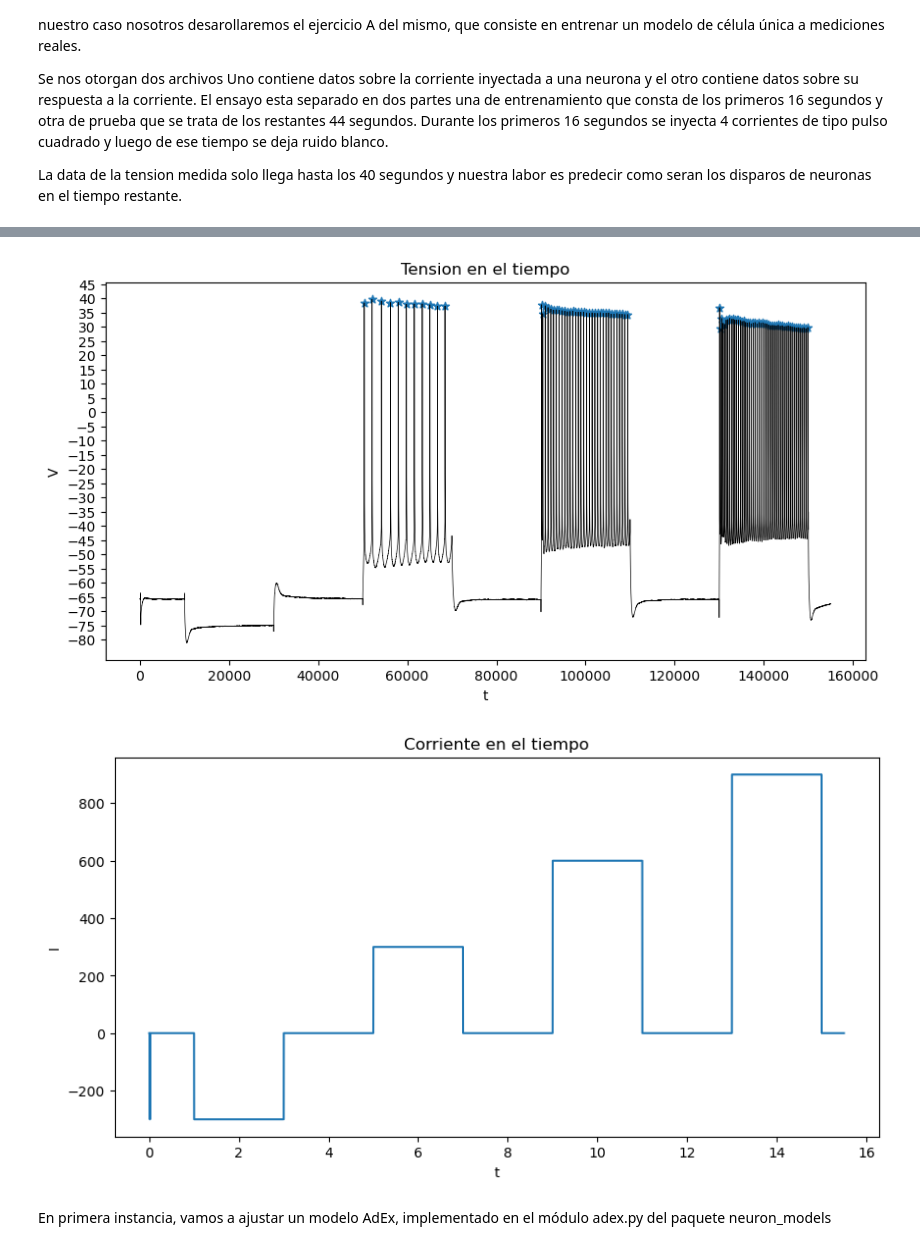
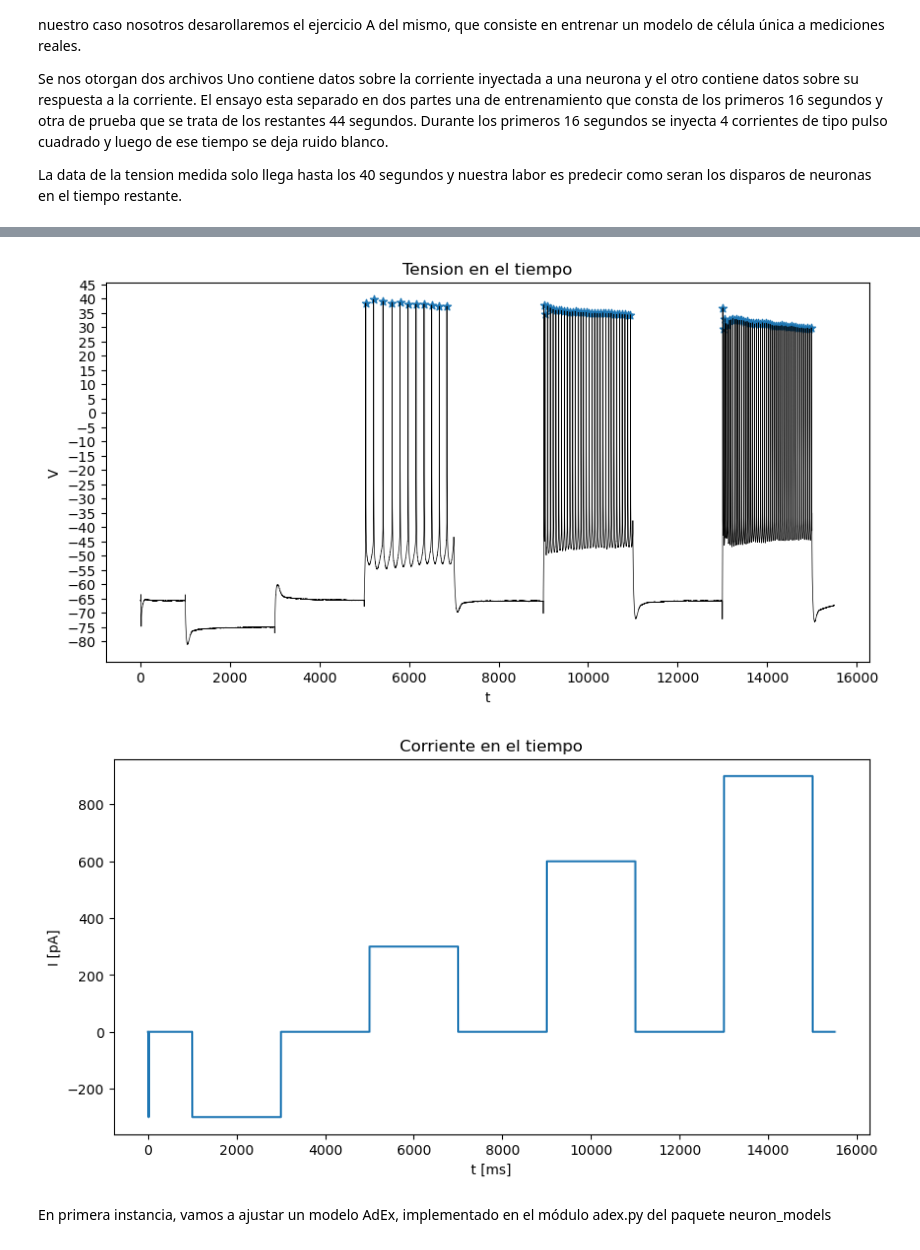
Before and after one commit to gonzagrau/Neuro-16-82, a Jupyter notebook: Trabajo Final/result_prelim_Grau_Gonzalez.ipynb, the cells around one changed output, grey strips where cells are left out. Cells and saved outputs as stored; diff of their text form; code cells hidden in the pictures.

```diff
--- a/Trabajo Final/result_prelim_Grau_Gonzalez.ipynb
+++ b/Trabajo Final/result_prelim_Grau_Gonzalez.ipynb
@@ -26,8 +26,18 @@ from neuron_models.lif import LIF_model
 # Leemos la corriente
 corrientes = r"dataset/current.txt"
 data = np.loadtxt(corrientes, delimiter=',')
-I_data= np.loadtxt(corrientes, delimiter=',')
-I_train = I_data[0:155000]
-I_test = I_data[155000:]
-print(len(I_data))
+I_data= np.loadtxt(corrientes, delimiter=',')*pA
+
+t_max = 60*1e3*ms
+train_end_t = 155000
+fs = len(I_data-1)/t_max
+t_total = np.arange(0, t_max, 1/fs)
+t = t_total[:train_end_t]
+I_train = I_data[:train_end_t]
+I_test = I_data[train_end_t:]
+
+plt.plot(t_total/ms, I_data/pA, label='corriente input')
+plt.plot(t/ms, I_train/pA, label='corriente de entrenamiento')
+plt.legend()
+plt.show()
 # %% [output]
@@ -37,8 +47,8 @@ print(len(I_data))
 path = r"dataset/voltage_allrep.txt"
 headers = [f"rep{i+1}" for i in range(12)]
 v_data = pd.read_csv(path, delimiter="  ", header=None, names=headers, index_col=False)
-v_train = v_data["rep1"][0:155000]
-v_test = v_data["rep1"][155000:]
+v_train = v_data["rep1"][:train_end_t]
+v_test = v_data["rep1"][train_end_t:]
 v_data.head(10)
 # %% [output]
 |  | rep1 | rep2 | rep3 | rep4 | rep5 | rep6 | rep7 | rep8 | rep9 | rep10 | rep11 | ... |
@@ -54,27 +64,25 @@ v_data.head(10)
 | 9 | -65.731250 | -66.474997 | -66.349998 | -66.818751 | -66.725001 | -68.537503 | -69.137499 | -68.774998 | -67.206249 | -68.037502 | -69.124997 | ... |
 # %%
 # graficamos
-t = np.arange(0, len(v_train), 1)
-training_peaks_t, training_peaks_h = find_peaks(v_train, height=0)
-
+spike_times, training_peaks_h = find_peaks(v_train, height=0)
 plt.figure(figsize=(10, 5))
-plt.plot (t,v_train[t], "k-", linewidth=0.5)
-plt.scatter(training_peaks_t,v_train[training_peaks_t],marker="*")
+plt.plot(t/ms, v_train, "k-", linewidth=0.5)
+plt.scatter(spike_times / (fs * ms), v_train[spike_times], marker="*")
 plt.xlabel('t')
 plt.ylabel('V')
 plt.title('Tension en el tiempo')
 plt.yticks(np.arange(-80, 50, 5))
 plt.show()
 
 plt.figure(figsize=(10, 5))
-plt.plot(t*10**(-4),I_train[t])
-plt.xlabel('t')
-plt.ylabel('I')
+plt.plot(t/ms, I_train/pA)
+plt.xlabel('t [ms]')
+plt.ylabel('I [pA]')
 plt.title('Corriente en el tiempo')
 plt.show()
 # %% [output]
-[figure, old version]
+[figure, new version]
-[figure, old version]
+[figure, new version]
 # %% [markdown]
 En primera instancia, vamos a ajustar un modelo AdEx, implementado en el módulo adex.py del paquete neuron_models
 # %%
```
Also changed, not shown: parts of 22 cells of this notebook, 6 other files.
